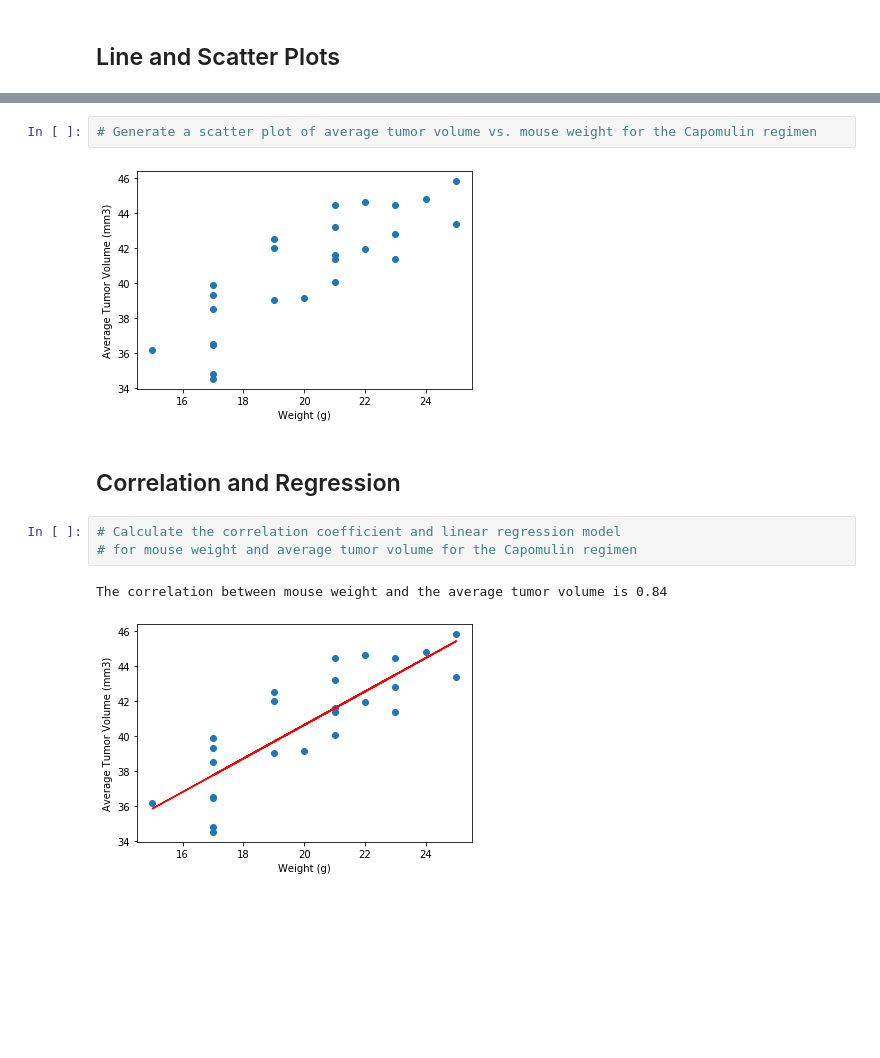
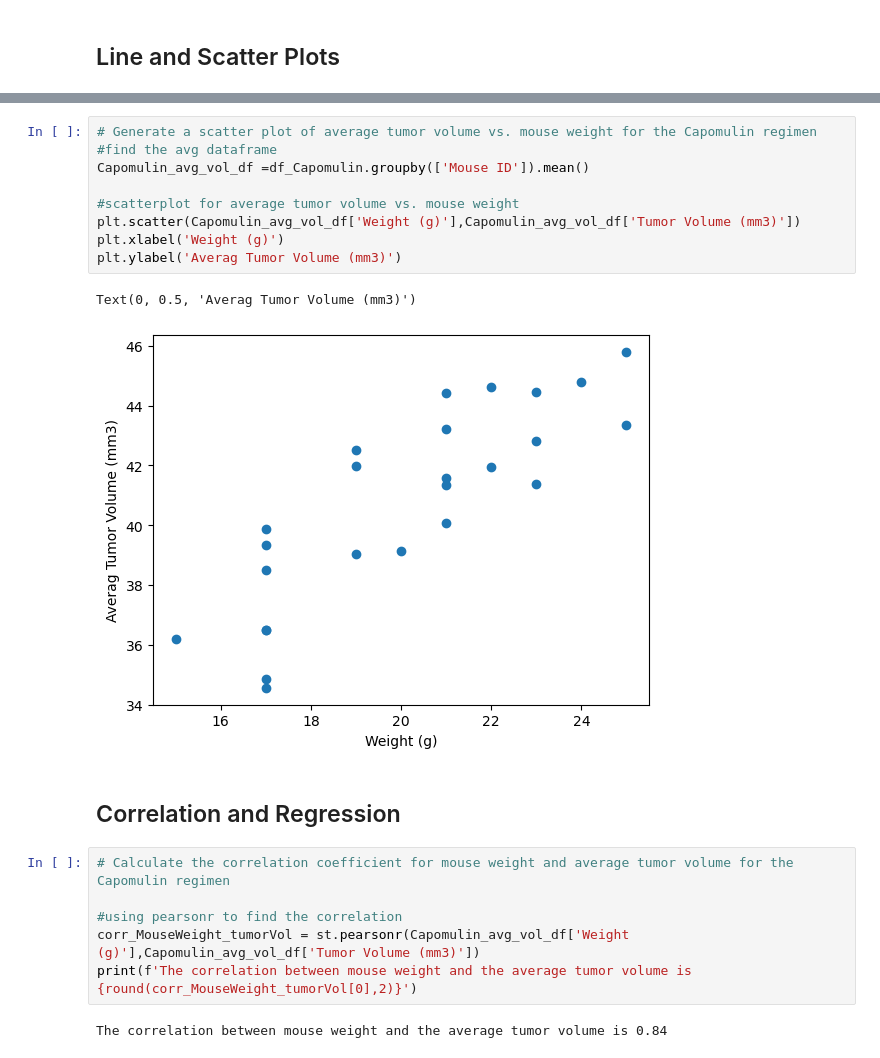
Before and after one commit to sarasteh/Data-Visualization_challenge, a Jupyter notebook: Pymaceuticals/pymaceuticals.ipynb, the cells around one changed output, grey strips where cells are left out. Saved outputs shown, nothing was run; the diff lists cells and outputs as text; blank space fills up the shorter version.

```diff
--- a/Pymaceuticals/pymaceuticals.ipynb
+++ b/Pymaceuticals/pymaceuticals.ipynb
@@ -273,12 +254,22 @@ for treatment in treatments_df:
 # %%
 # Generate a scatter plot of average tumor volume vs. mouse weight for the Capomulin regimen
+#find the avg dataframe
+Capomulin_avg_vol_df =df_Capomulin.groupby(['Mouse ID']).mean()
+
+#scatterplot for average tumor volume vs. mouse weight
+plt.scatter(Capomulin_avg_vol_df['Weight (g)'],Capomulin_avg_vol_df['Tumor Volume (mm3)'])
+plt.xlabel('Weight (g)')
+plt.ylabel('Averag Tumor Volume (mm3)')
 # %% [output]
+Text(0, 0.5, 'Averag Tumor Volume (mm3)')
-[figure, old version]
+[figure, new version]
 # %% [markdown]
 ## Correlation and Regression
 # %%
-# Calculate the correlation coefficient and linear regression model
-# for mouse weight and average tumor volume for the Capomulin regimen
+# Calculate the correlation coefficient for mouse weight and average tumor volume for the Capomulin regimen
+
+#using pearsonr to find the correlation
+corr_MouseWeight_tumorVol = st.pearsonr(Capomulin_avg_vol_df['Weight (g)'],Capomulin_avg_vol_df['Tumor Volume (mm3)'])
+print(f'The correlation between mouse weight and the average tumor volume is {round(corr_MouseWeight_tumorVol[0],2)}')
 # %% [output]
 The correlation between mouse weight and the average tumor volume is 0.84
-[figure, removed]
```
Also changed, not shown: parts of 11 cells of this notebook.
